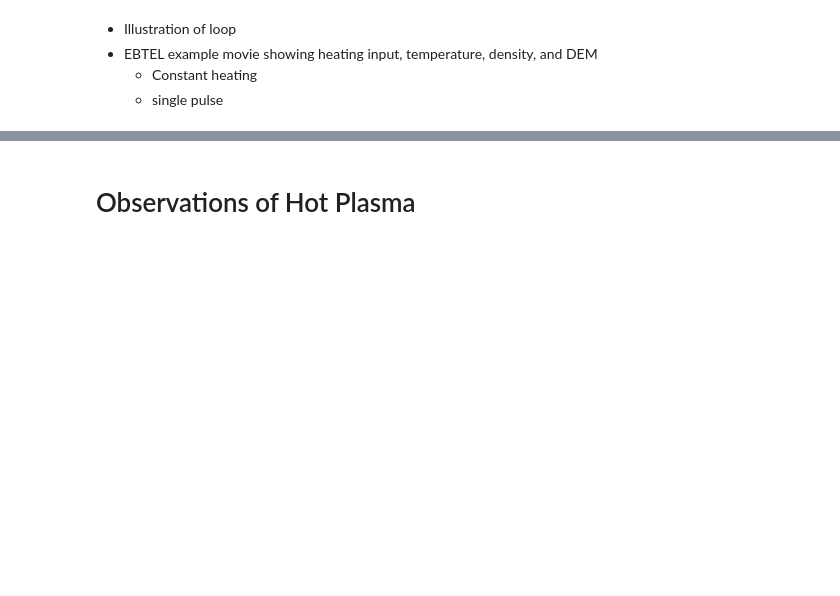
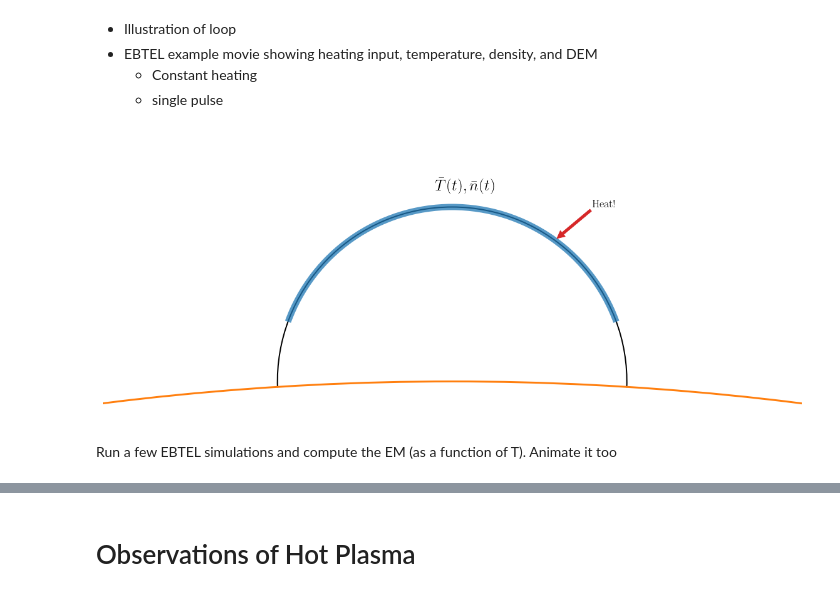
Before and after one commit to wtbarnes/journal-club-spring-2018, a Jupyter notebook: talk.ipynb, the cells around one changed output, grey strips where cells are left out. Drawn from its saved outputs; the diff is of its cells as text; code cells hidden in the pictures; blank space fills up the shorter version.

```diff
--- a/talk.ipynb
+++ b/talk.ipynb
@@ -56,3 +63,27 @@ import sunpy.map
 * EBTEL example movie showing heating input, temperature, density, and DEM
   * Constant heating
   * single pulse
+# %%
+fig = plt.figure(figsize=(20,10))
+ax = fig.gca()
+arc = matplotlib.patches.Arc((0,0),1,1, theta1=-2, theta2=182, lw=2)
+arc2 = matplotlib.patches.Arc((0,0),1,1, theta1=20, theta2=160, lw=10, color='C0',alpha=0.75)
+arc3 = matplotlib.patches.Arc((0,-8),16,16,theta1=0,theta2=180,lw=3,color='C1')
+ax.add_patch(arc)
+ax.add_patch(arc2)
+ax.add_patch(arc3)
+ax.set_xlim(-1,1)
+ax.set_ylim(-0.1,0.7)
+ax.set_aspect('equal')
+ax.spines['left'].set_visible(False)
+ax.spines['right'].set_visible(False)
+ax.spines['top'].set_visible(False)
+ax.spines['bottom'].set_visible(False)
+ax.tick_params('both',which='both',bottom='off',left='off',labelbottom='off',labelleft='off')
+ax.annotate('Heat!', xy=(0.3, 0.41), xytext=(0.4, 0.5),fontsize=18,
+            arrowprops=dict(facecolor='C3', edgecolor='C3', shrink=1.),);
+ax.text(-0.05,0.55, r'$\bar{T}(t),\bar{n}(t)$',fontsize=25);
+# %% [output]
+[figure, added]
+# %% [markdown]
+Run a few EBTEL simulations and compute the EM (as a function of T). Animate it too
```
Also changed, not shown: parts of 13 cells of this notebook, 1 other file.
